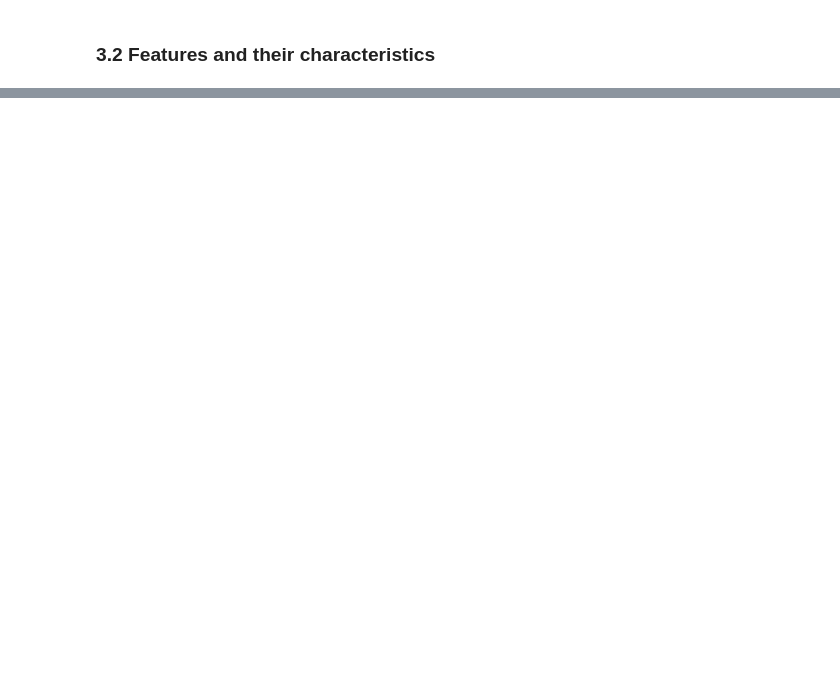
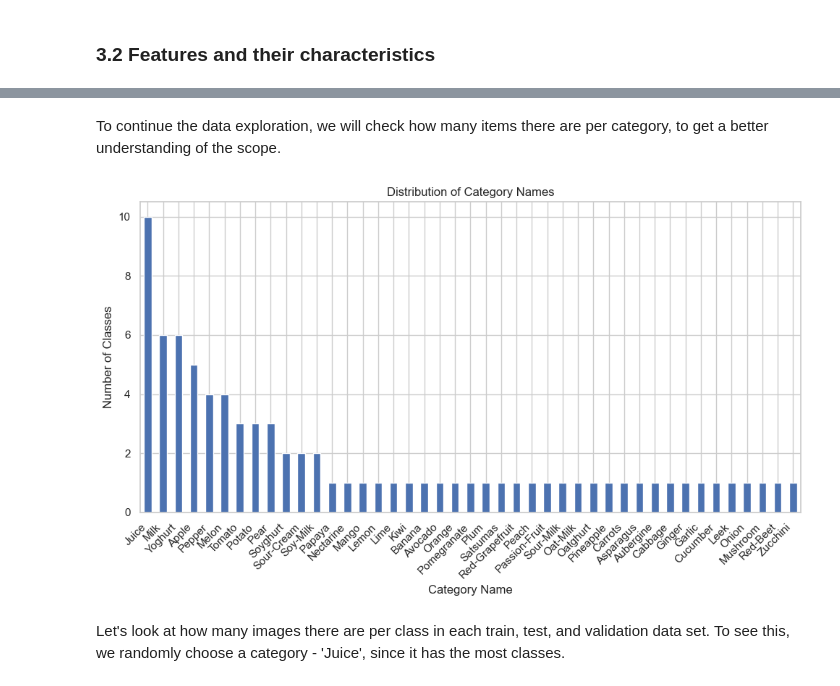
Before and after one commit to VeronicaTverdohleb/MALProject, a Jupyter notebook: FinalProject.ipynb, the cells around one changed output, grey strips where cells are left out. Drawn from its saved outputs; the diff is of its cells as text; code cells hidden in the pictures; blank space fills up the shorter version.

```diff
--- a/FinalProject.ipynb
+++ b/FinalProject.ipynb
@@ -93,0 +130,5 @@ grocery_items_df.head()
+# %%
+# rename column 'Coarse Class Name (str)' to 'Category Name'
+grocery_items_df.rename(columns = {'Coarse Class Name (str)':'Category Name (str)'}, inplace = True)
+grocery_items_df.rename(columns = {'Coarse Class ID (int)':'Category ID (int)'}, inplace = True)
+display(grocery_items_df)
@@ -93,0 +149,18 @@ grocery_items_df.head()
+# %% [markdown]
+To continue the data exploration, we will check how many items there are per category, to get a better understanding of the scope.
+# %%
+# Count the number of fine-grained classes in each coarse class
+category_counts = grocery_items_df["Category Name (str)"].value_counts()
+
+# Plot the distribution of classes in each category
+plt.figure(figsize=(10, 6))
+category_counts.plot(kind='bar', title='Distribution of Category Names')
+plt.xlabel('Category Name')
+plt.ylabel('Number of Classes')
+plt.xticks(rotation=45, ha='right')
+plt.tight_layout()
+plt.show()
+# %% [output]
+[figure, added]
+# %% [markdown]
+Let's look at how many images there are per class in each train, test, and validation data set. To see this, we randomly choose a category - 'Juice', since it has the most classes.
```
Also changed, not shown: parts of 10 cells of this notebook.
